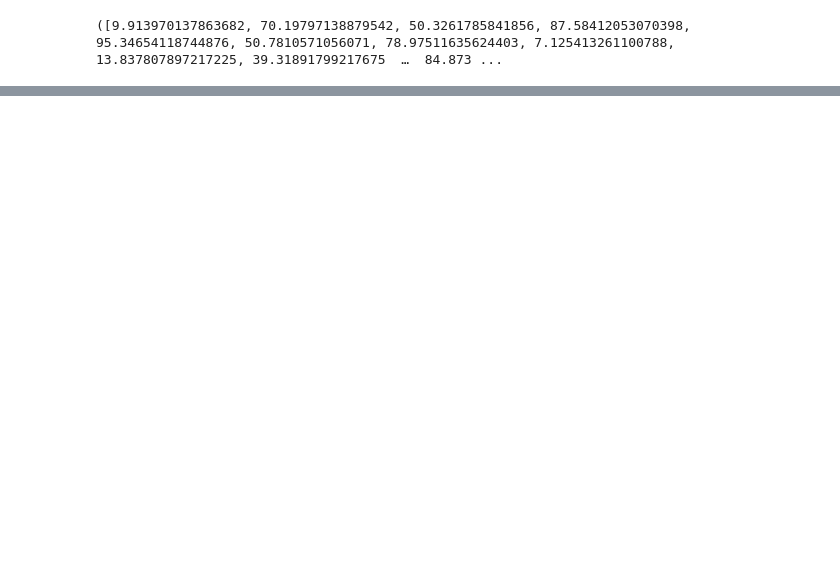
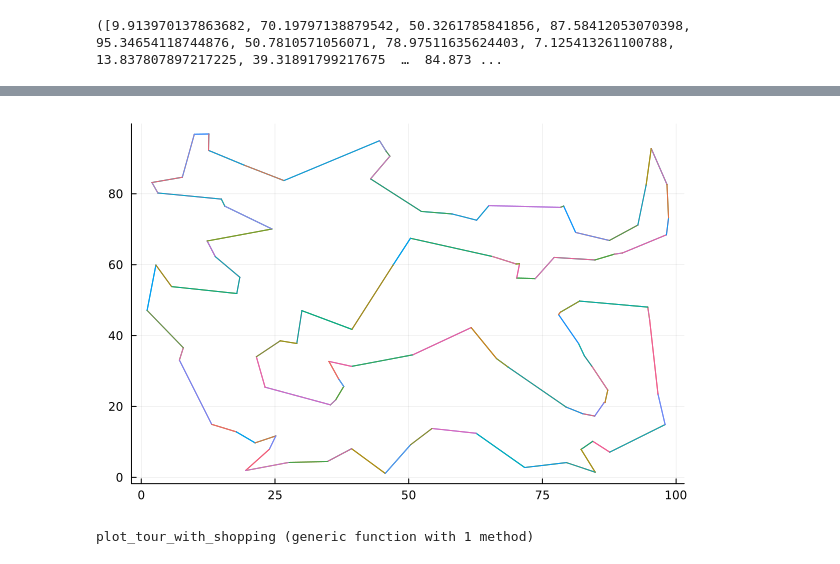
Before and after one commit to KlimaJaroslaw/MetodyOptymalizacji, a Jupyter notebook: zad4/zad4.ipynb, the cells around one changed output, grey strips where cells are left out. Saved outputs shown, nothing was run; the diff lists cells and outputs as text; code cells hidden in the pictures; blank space fills up the shorter version.

Commit message:
Add iterative method

```diff
--- a/zad4/zad4.ipynb
+++ b/zad4/zad4.ipynb
@@ -75,0 +119,4 @@ X, Y, d, cost_item_city = generate_random_tpp(n, k)
+# %%
+function selected_edges(x::Matrix{Float64}, n)
+    return Tuple{Int,Int}[(i, j) for i in 1:n, j in 1:n if x[i, j] > 0.5]
+end
@@ -75,0 +130,20 @@ X, Y, d, cost_item_city = generate_random_tpp(n, k)
+# %%
+iterative_model = build_tpp_model(d, n, cost_item_city, k)
+optimize!(iterative_model)
+@assert is_solved_and_feasible(iterative_model)
+time_iterated = solve_time(iterative_model)
+cycle = subtour(iterative_model[:x])
+while 1 < length(cycle) < n
+    println("Found cycle of length $(length(cycle))")
+    S = [(i, j) for (i, j) in Iterators.product(cycle, cycle) if i < j]
+    @constraint(
+        iterative_model,
+        sum(iterative_model[:x][i, j] for (i, j) in S) <= length(cycle) - 1,
+    )
+    optimize!(iterative_model)
+    @assert is_solved_and_feasible(iterative_model)
+    global time_iterated += solve_time(iterative_model)
+    global cycle = subtour(iterative_model[:x])
+end
+
+objective_value(iterative_model)
@@ -75,0 +169,36 @@ X, Y, d, cost_item_city = generate_random_tpp(n, k)
+# %%
+function plot_tour(X, Y, x)
+    plot = Plots.plot()
+    for (i, j) in selected_edges(x, size(x, 1))
+        Plots.plot!([X[i], X[j]], [Y[i], Y[j]]; legend = false)
+    end
+    return plot
+end
+
+plot_tour(X, Y, value.(iterative_model[:x]))
+# %% [output]
+[figure, added]
+# %%
+function plot_tour_with_shopping(X,Y,n,k)
+    x_val = value.(iterative_model[:x])
+    z_val = value.(iterative_model[:z])
+
+    p = Plots.plot(legend=false)
+    for (i,j) in selected_edges(x_val,n)
+        Plots.plot!([X[i],X[j]],[Y[i],Y[j]])
+    end
+
+    for i in 1:n
+        items_count = sum(z_val[:,i])
+        if items_count>0
+            msize = 3 + items_count
+            Plots.scatter!([X[i]],[Y[i]],
+                color=:green,
+                markersize=msize,
+                label="")
+        end
+    end
+    return p
+end
+# %% [output]
+plot_tour_with_shopping (generic function with 1 method)
```
Also changed, not shown: parts of 9 cells of this notebook.
